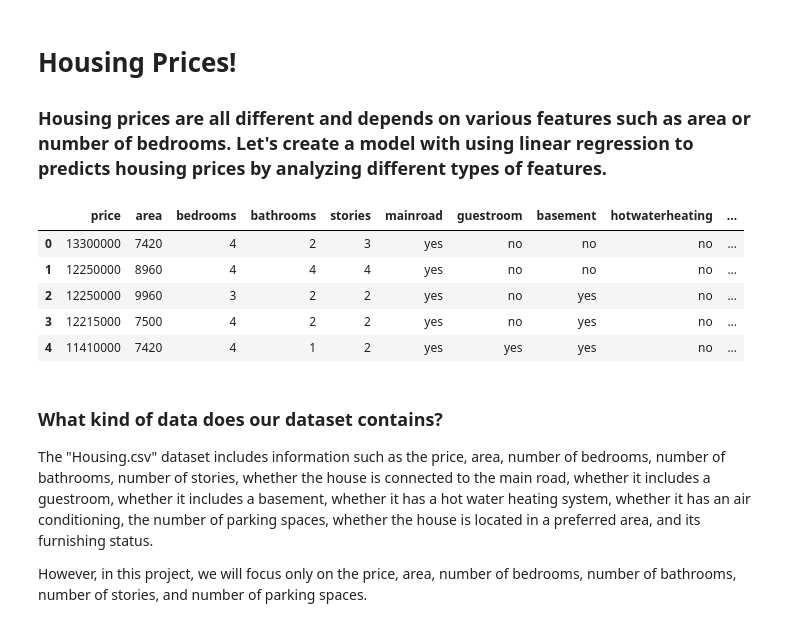
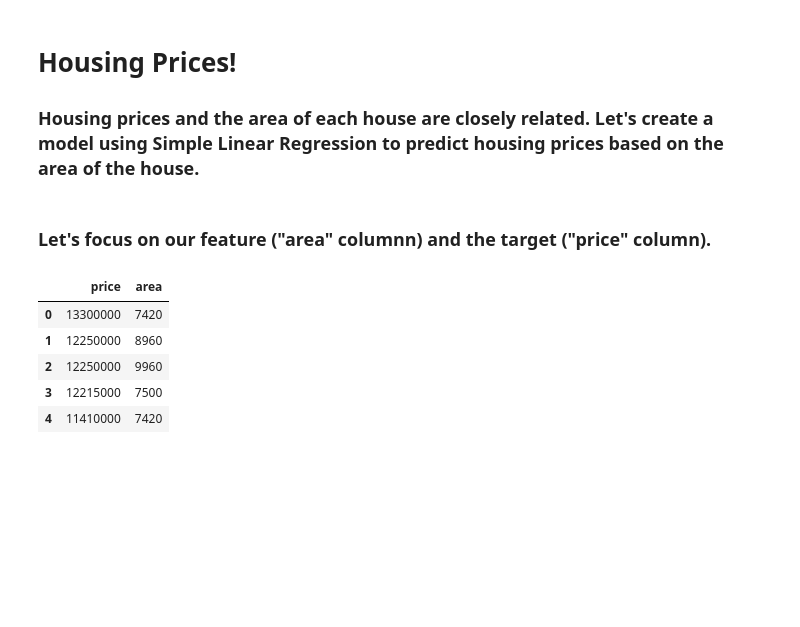
Before and after one commit to mkim2178/Modeling_Factory, a Jupyter notebook: analyze_housing/how_price_can_change.ipynb, the cells around one changed output. Cells and saved outputs as stored; diff of their text form; code cells hidden in the pictures; blank space fills up the shorter version.

```diff
--- a/analyze_housing/how_price_can_change.ipynb
+++ b/analyze_housing/how_price_can_change.ipynb
@@ -1,26 +1,23 @@
 # %% [markdown]
 # Housing Prices!
 
-### Housing prices are all different and depends on various features such as area or number of bedrooms. Let's create a model with using linear regression to predicts housing prices by analyzing different types of features.
+### Housing prices and the area of each house are closely related. Let's create a model using Simple Linear Regression to predict housing prices based on the area of the house.
 # %%
 import pandas as pd
 import numpy as np
 import matplotlib.pyplot as plt
 import seaborn as sns
 from sklearn.linear_model import LinearRegression
+# %% [markdown]
+### Let's focus on our feature ("area" columnn) and the target ("price" column).
 # %%
 housing = pd.read_csv("Housing.csv")
-housing.head()
+price_and_area = housing[["price", "area"]]
+price_and_area.head()
 # %% [output]
-|  | price | area | bedrooms | bathrooms | stories | mainroad | guestroom | basement | hotwaterheating | ... |
-| 0 | 13300000 | 7420 | 4 | 2 | 3 | yes | no | no | no | ... |
-| 1 | 12250000 | 8960 | 4 | 4 | 4 | yes | no | no | no | ... |
-| 2 | 12250000 | 9960 | 3 | 2 | 2 | yes | no | yes | no | ... |
-| 3 | 12215000 | 7500 | 4 | 2 | 2 | yes | no | yes | no | ... |
-| 4 | 11410000 | 7420 | 4 | 1 | 2 | yes | yes | yes | no | ... |
+|  | price | area |
+| 0 | 13300000 | 7420 |
+| 1 | 12250000 | 8960 |
+| 2 | 12250000 | 9960 |
+| 3 | 12215000 | 7500 |
+| 4 | 11410000 | 7420 |
-# %% [markdown]
-### What kind of data does our dataset contains?
-
-The "Housing.csv" dataset includes information such as the price, area, number of bedrooms, number of bathrooms, number of stories, whether the house is connected to the main road, whether it includes a guestroom, whether it includes a basement, whether it has a hot water heating system, whether it has an air conditioning, the number of parking spaces, whether the house is located in a preferred area, and its furnishing status.
-
-However, in this project, we will focus only on the price, area, number of bedrooms, number of bathrooms, number of stories, and number of parking spaces.
```
Also changed, not shown: parts of 9 cells of this notebook.
